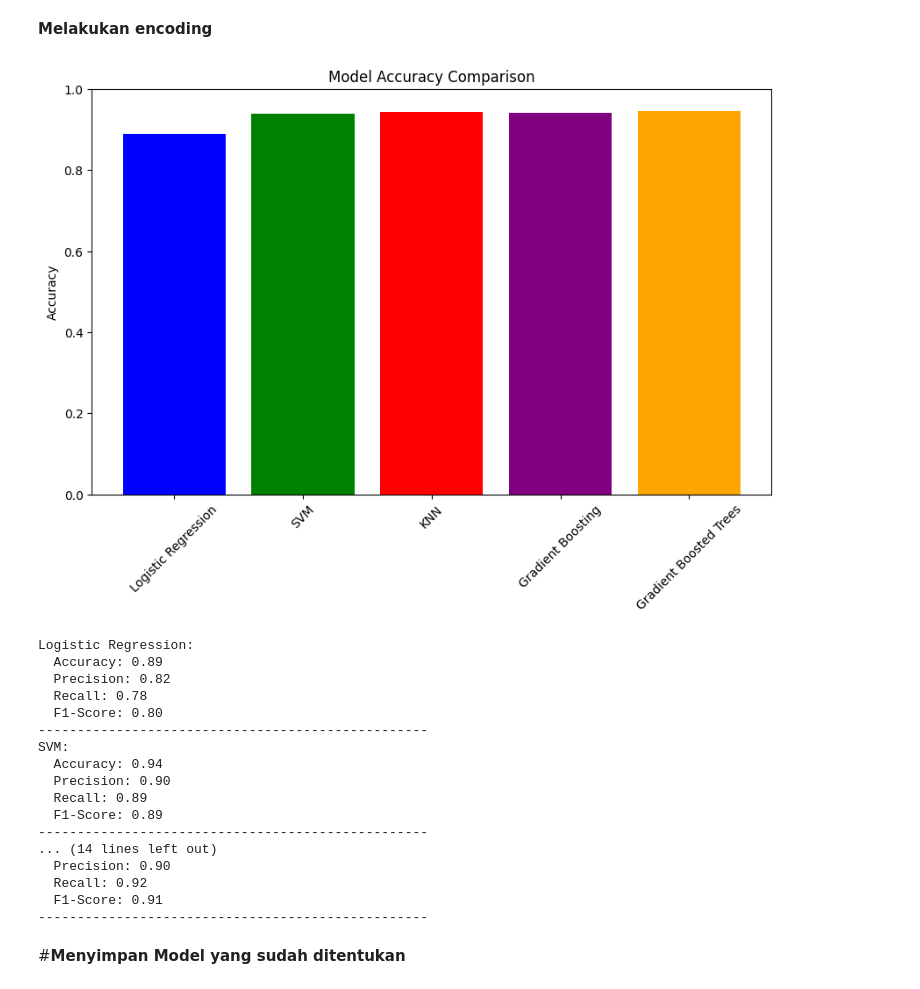
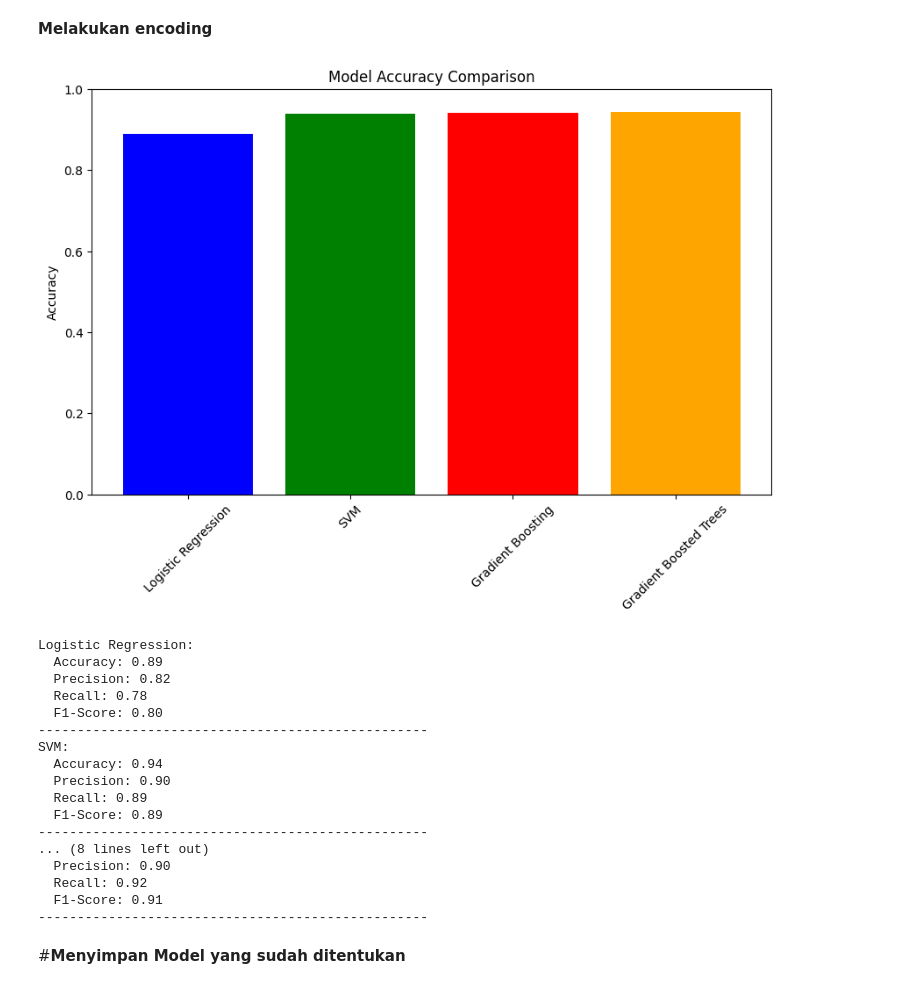
Before and after one commit to mauludsy/Calculator-app, a Jupyter notebook: UAS_5185_DATMIN.ipynb, the cells around one changed output. Cells and saved outputs as stored; diff of their text form; code cells hidden in the pictures.

```diff
--- a/UAS_5185_DATMIN.ipynb
+++ b/UAS_5185_DATMIN.ipynb
@@ -315,7 +315,6 @@ from sklearn.metrics import classification_report, accuracy_score
 import matplotlib.pyplot as plt
 from sklearn.ensemble import GradientBoostingClassifier, RandomForestClassifier
 from sklearn.linear_model import LogisticRegression
-from sklearn.neighbors import KNeighborsClassifier
 from sklearn.ensemble import HistGradientBoostingClassifier
 from sklearn.model_selection import train_test_split
 from sklearn.svm import SVC
@@ -327,7 +326,6 @@ X_train, X_test, y_train, y_test = train_test_split(X, y, test_size=0.2, random_
 models = {
     "Logistic Regression": LogisticRegression(max_iter=1000),
     "SVM": SVC(),
-    "KNN": KNeighborsClassifier(),
     "Gradient Boosting": GradientBoostingClassifier(),
     "Gradient Boosted Trees": HistGradientBoostingClassifier()
 }
@@ -342,35 +340,35 @@ f1_scores = {}
 for name, model in models.items():
     model.fit(X_train, y_train)
     y_pred = model.predict(X_test)
 
     # Menghitung metrik
     accuracies[name] = accuracy_score(y_test, y_pred)
     report = classification_report(y_test, y_pred, output_dict=True)
 
     # Simpan nilai precision, recall, f1-score untuk masing-masing model
     precision_scores[name] = report['macro avg']['precision']
     recall_scores[name] = report['macro avg']['recall']
     f1_scores[name] = report['macro avg']['f1-score']
 
 # 4. Visualisasi Akurasi
 plt.figure(figsize=(10, 6))
-plt.bar(accuracies.keys(), accuracies.values(), color=['blue', 'green', 'red', 'purple', 'orange'])
+plt.bar(accuracies.keys(), accuracies.values(), color=['blue', 'green', 'red', 'orange'])
 plt.title("Model Accuracy Comparison")
 plt.ylabel("Accuracy")
 plt.xticks(rotation=45)
 plt.ylim(0, 1)
 plt.show()
 
 # Print akurasi, precision, recall, f1-score untuk setiap model
 for name in models.keys():
     print(f"{name}:")
     print(f"  Accuracy: {accuracies[name]:.2f}")
     print(f"  Precision: {precision_scores[name]:.2f}")
     print(f"  Recall: {recall_scores[name]:.2f}")
     print(f"  F1-Score: {f1_scores[name]:.2f}")
     print("-" * 50)
 # %% [output]
-[figure, old version]
+[figure, new version]
 Logistic Regression:
   Accuracy: 0.89
   Precision: 0.82
@@ -383,7 +381,7 @@ SVM:
   Recall: 0.89
   F1-Score: 0.89
 --------------------------------------------------
-... (14 lines left out)
+... (8 lines left out)
   Precision: 0.90
   Recall: 0.92
   F1-Score: 0.91
```
Also changed, not shown: parts of 1 cell of this notebook.
